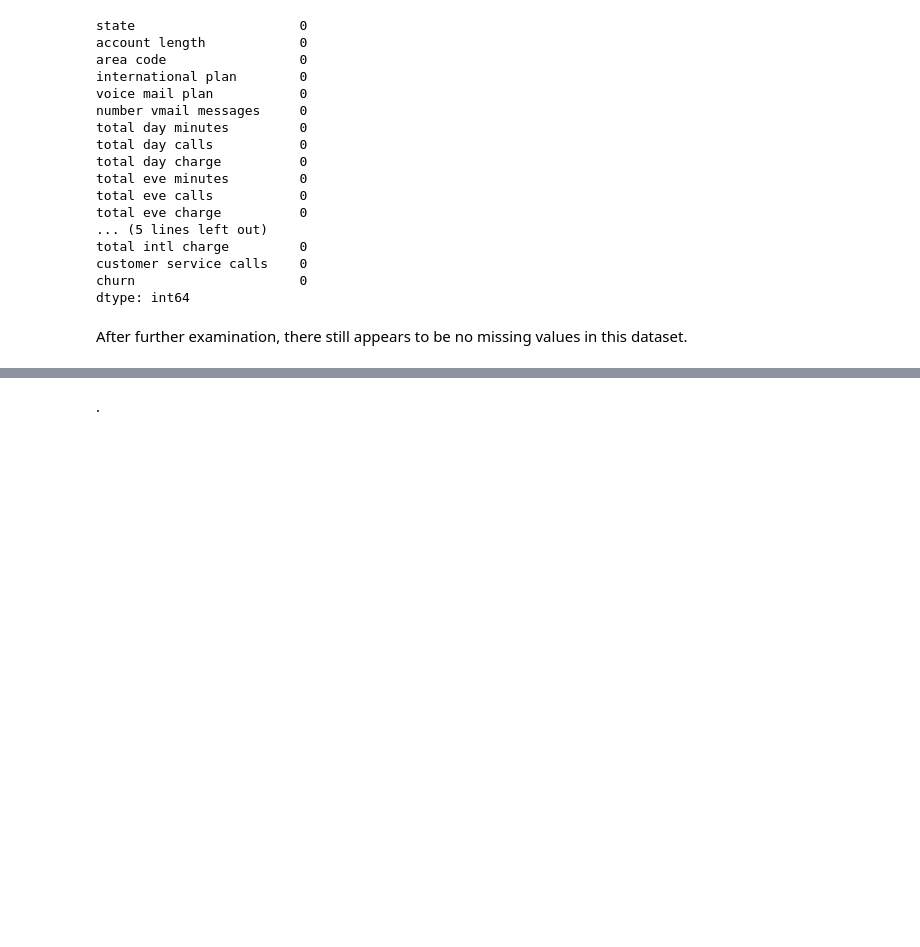
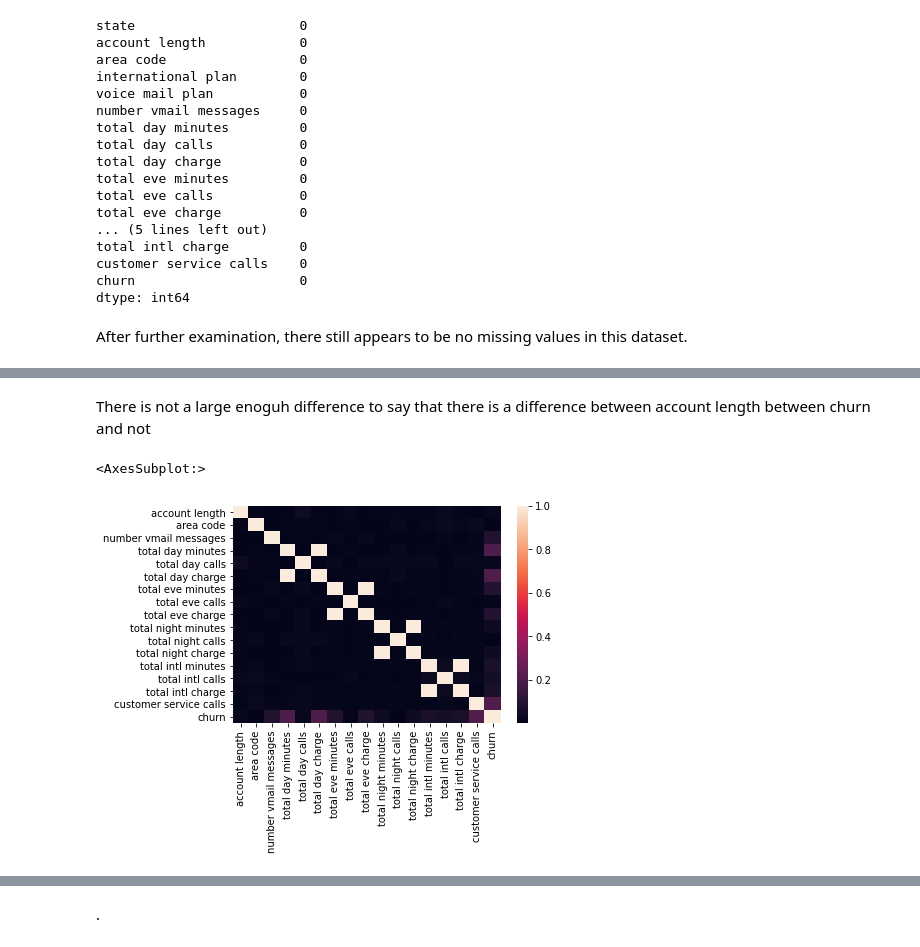
Before and after one commit to KyleWeesner/Phase_3, a Jupyter notebook: Jupyter Notebooks/Exploratory Data Analysis.ipynb, the cells around one changed output, grey strips where cells are left out. Saved outputs shown, nothing was run; the diff lists cells and outputs as text; code cells hidden in the pictures; blank space fills up the shorter version.

```diff
--- a/Jupyter Notebooks/Exploratory Data Analysis.ipynb
+++ b/Jupyter Notebooks/Exploratory Data Analysis.ipynb
@@ -401,0 +437,7 @@ After further examination, there still appears to be no missing values in this d
+# %% [markdown]
+There is not a large enoguh difference to say that there is a difference between account length between churn and not
+# %%
+sns.heatmap(df.corr().abs())
+# %% [output]
+<AxesSubplot:>
+[figure, added]
```
Also changed, not shown: parts of 26 cells of this notebook, 3 other files.
